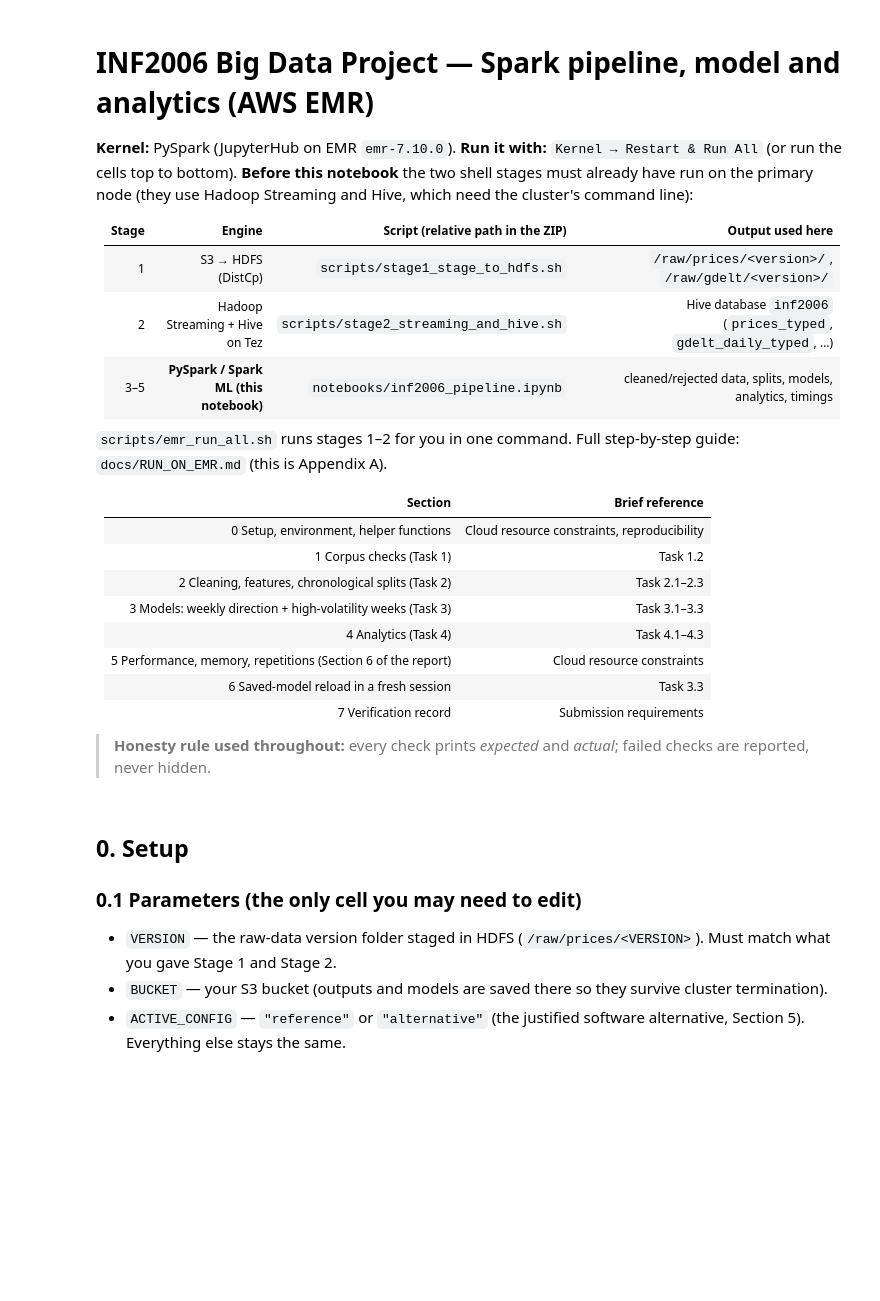
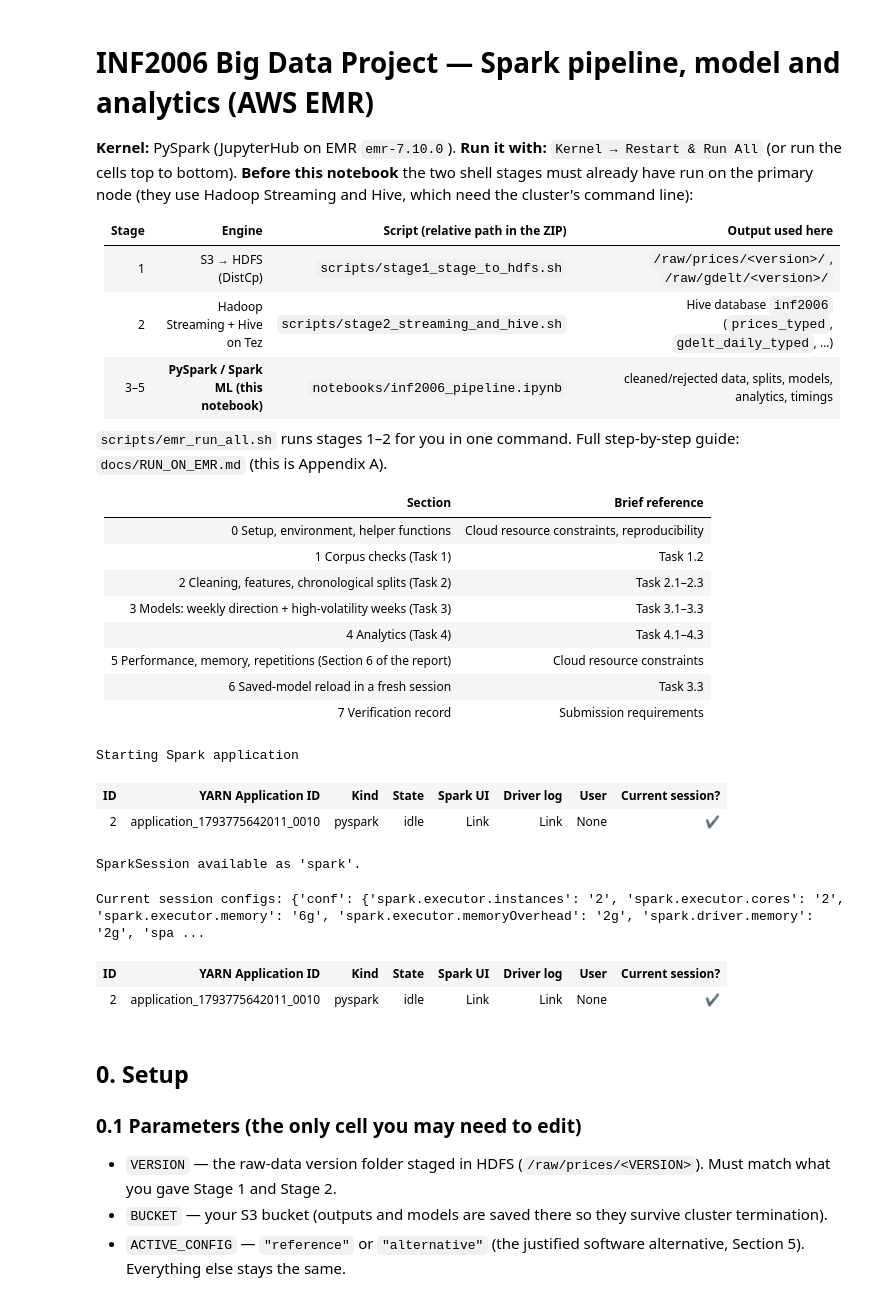
Before and after one commit to hengouipui03/Big_Data_Project, a Jupyter notebook: notebooks/inf2006_pipeline.ipynb, the cells around one changed output. Saved outputs shown, nothing was run; the diff lists cells and outputs as text; code cells hidden in the pictures; blank space fills up the shorter version.

```diff
--- a/notebooks/inf2006_pipeline.ipynb
+++ b/notebooks/inf2006_pipeline.ipynb
@@ -22,21 +22,31 @@
 | 5 Performance, memory, repetitions (Section 6 of the report) | Cloud resource constraints |
 | 6 Saved-model reload in a fresh session | Task 3.3 |
 | 7 Verification record | Submission requirements |
-
-> **Honesty rule used throughout:** every check prints *expected* and *actual*; failed checks are reported, never hidden.
 # %%
 %%configure -f
 {
   "conf": {
     "spark.executor.instances": "2",
     "spark.executor.cores": "2",
     "spark.executor.memory": "6g",
     "spark.executor.memoryOverhead": "2g",
     "spark.driver.memory": "2g",
     "spark.dynamicAllocation.enabled": "false",
-    "spark.sql.catalogImplementation": "hive"
+    "spark.sql.catalogImplementation": "hive",
+
+    "spark.yarn.dist.archives": "s3://inf2006-team07-bigdata-1-310947418945-us-east-1-an/dependencies/spark-numpy-env.tar.gz#environment",
+    "spark.pyspark.python": "./environment/bin/python",
+    "spark.executorEnv.PYSPARK_PYTHON": "./environment/bin/python"
   }
 }
+# %% [output]
+Starting Spark application
+| ID | YARN Application ID | Kind | State | Spark UI | Driver log | User | Current session? |
+| 2 | application_1793775642011_0010 | pyspark | idle | Link | Link | None | ✔ |
+SparkSession available as 'spark'.
+Current session configs: {'conf': {'spark.executor.instances': '2', 'spark.executor.cores': '2', 'spark.executor.memory': '6g', 'spark.executor.memoryOverhead': '2g', 'spark.driver.memory': '2g', 'spa ...
+| ID | YARN Application ID | Kind | State | Spark UI | Driver log | User | Current session? |
+| 2 | application_1793775642011_0010 | pyspark | idle | Link | Link | None | ✔ |
 # %% [markdown]
 ## 0. Setup
 
```
Also changed, not shown: parts of 25 cells of this notebook, 1 other file.
